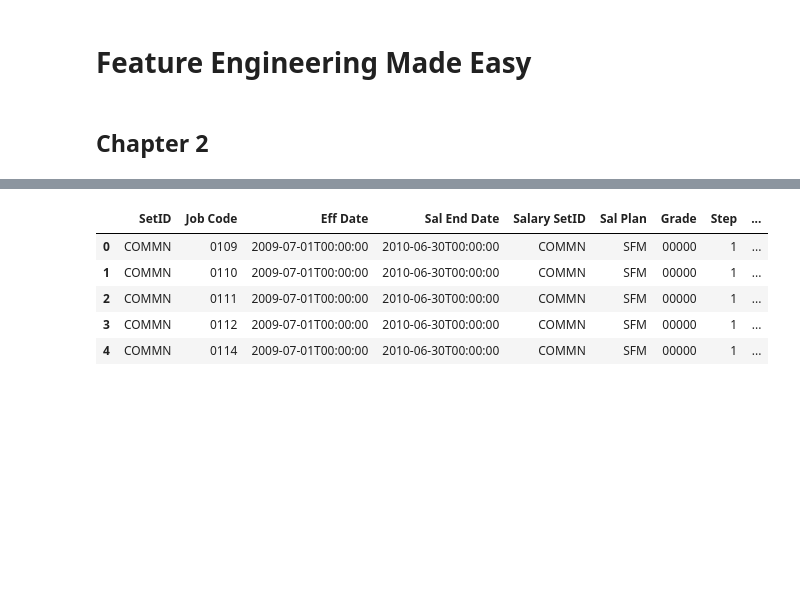
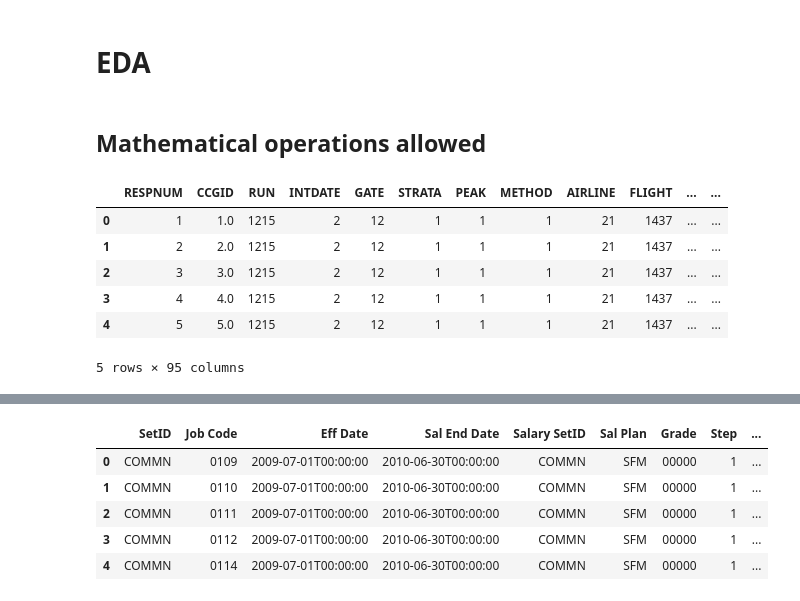
Before and after one commit to LuchaoQi/books, a Jupyter notebook: Feature Engineering Made Easy/Feature Engineering Made Easy.ipynb, the cells around one changed output, grey strips where cells are left out. Saved outputs shown, nothing was run; the diff lists cells and outputs as text; code cells hidden in the pictures; blank space fills up the shorter version.

```diff
--- a/Feature Engineering Made Easy/Feature Engineering Made Easy.ipynb
+++ b/Feature Engineering Made Easy/Feature Engineering Made Easy.ipynb
@@ -1,4 +1,15 @@
-# %% [markdown]
-# Feature Engineering Made Easy
-# %% [markdown]
-## Chapter 2
+# %% [markdown]
+# EDA
+# %% [markdown]
+## Mathematical operations allowed
+# %%
+customer = pd.read_csv('data/2013_SFO_Customer_survey.csv')
+customer.head()
+# %% [output]
+|  | RESPNUM | CCGID | RUN | INTDATE | GATE | STRATA | PEAK | METHOD | AIRLINE | FLIGHT | ... | ... |
+| 0 | 1 | 1.0 | 1215 | 2 | 12 | 1 | 1 | 1 | 21 | 1437 | ... | ... |
+| 1 | 2 | 2.0 | 1215 | 2 | 12 | 1 | 1 | 1 | 21 | 1437 | ... | ... |
+| 2 | 3 | 3.0 | 1215 | 2 | 12 | 1 | 1 | 1 | 21 | 1437 | ... | ... |
+| 3 | 4 | 4.0 | 1215 | 2 | 12 | 1 | 1 | 1 | 21 | 1437 | ... | ... |
+| 4 | 5 | 5.0 | 1215 | 2 | 12 | 1 | 1 | 1 | 21 | 1437 | ... | ... |
+5 rows × 95 columns
```
Also changed, not shown: parts of 7 cells of this notebook, 2 other files.
